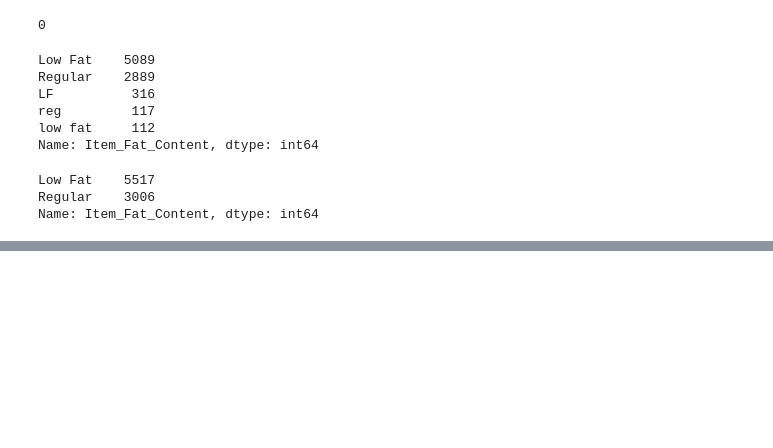
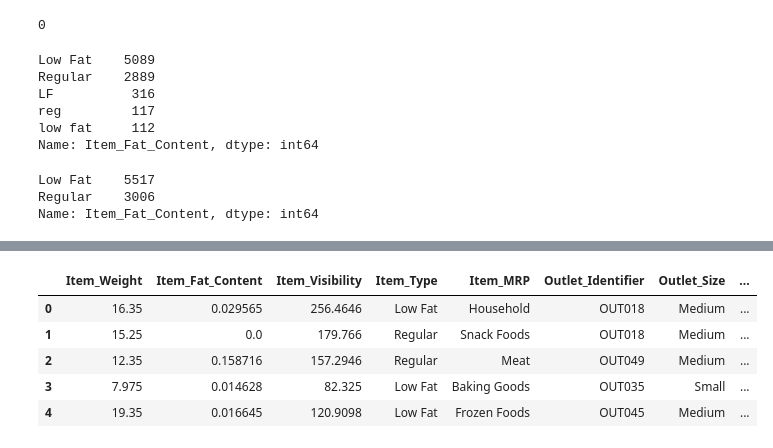
Before and after one commit to zevy613/Calander, a Jupyter notebook: Project1_part5.ipynb, the cells around one changed output, grey strips where cells are left out. Drawn from its saved outputs; the diff is of its cells as text; code cells hidden in the pictures; blank space fills up the shorter version.

```diff
--- a/Project1_part5.ipynb
+++ b/Project1_part5.ipynb
@@ -48,0 +82,12 @@ Name: Item_Fat_Content, dtype: int64
+# %%
+#Next we'll instantiate our imputers
+mean_imputer = SimpleImputer(strategy='mean')
+freq_imputer = SimpleImputer(strategy='most_frequent')
+# %%
+#Group them into tuples
+num_tuple = (mean_imputer, num_selector)
+cat_tuple = (freq_imputer, cat_selector)
+# %%
+#instantiate and fit transformer
+col_transformer = make_column_transformer(num_tuple, cat_tuple, remainder='passthrough')
+col_transformer.fit(X_train)
@@ -48,0 +101,15 @@ Name: Item_Fat_Content, dtype: int64
+# %%
+#perform the transformation
+X_train_imputed = col_transformer.transform(X_train)
+X_test_imputed = col_transformer.transform(X_test)
+# %%
+#convert to a data frame
+X_train_df = pd.DataFrame(X_train_imputed, columns=X_train.columns)
+X_train_df.head()
+# %% [output]
+|  | Item_Weight | Item_Fat_Content | Item_Visibility | Item_Type | Item_MRP | Outlet_Identifier | Outlet_Size | ... |
+| 0 | 16.35 | 0.029565 | 256.4646 | Low Fat | Household | OUT018 | Medium | ... |
+| 1 | 15.25 | 0.0 | 179.766 | Regular | Snack Foods | OUT018 | Medium | ... |
+| 2 | 12.35 | 0.158716 | 157.2946 | Regular | Meat | OUT049 | Medium | ... |
+| 3 | 7.975 | 0.014628 | 82.325 | Low Fat | Baking Goods | OUT035 | Small | ... |
+| 4 | 19.35 | 0.016645 | 120.9098 | Low Fat | Frozen Foods | OUT045 | Medium | ... |
```
Also changed, not shown: parts of 8 cells of this notebook.
